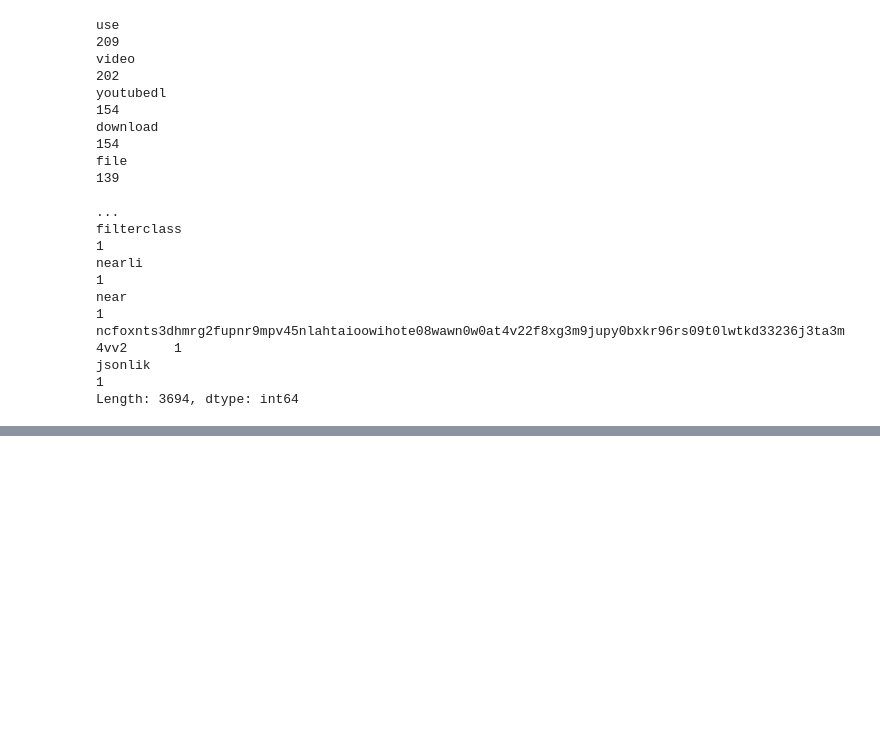
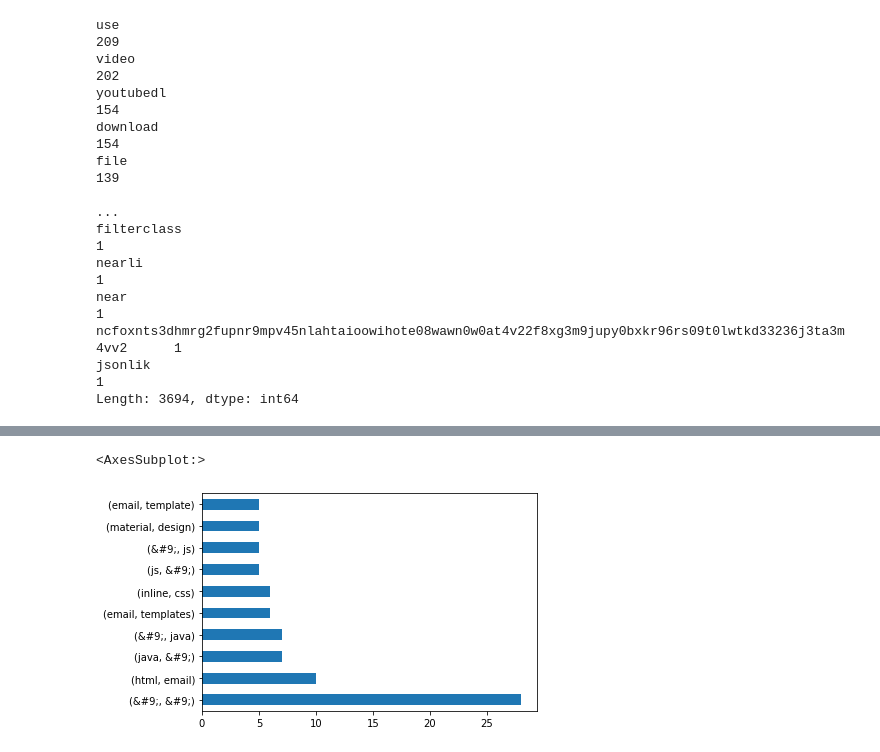
Before and after one commit to codeup-germain/github-code-composition, a Jupyter notebook: Brooke_explore_draft.ipynb, the cells around one changed output, grey strips where cells are left out. Cells and saved outputs as stored; diff of their text form; code cells hidden in the pictures; blank space fills up the shorter version.

```diff
--- a/Brooke_explore_draft.ipynb
+++ b/Brooke_explore_draft.ipynb
@@ -322,0 +552,7 @@ dtype: int64
+# %%
+html_top_words = ' '.join(train[train['language'] == 'HTML'].clean)
+# %%
+pd.Series(nltk.bigrams(html_top_words.split())).value_counts().head(10).plot.barh()
+# %% [output]
+<AxesSubplot:>
+[figure, added]
```
Also changed, not shown: parts of 35 cells of this notebook.
